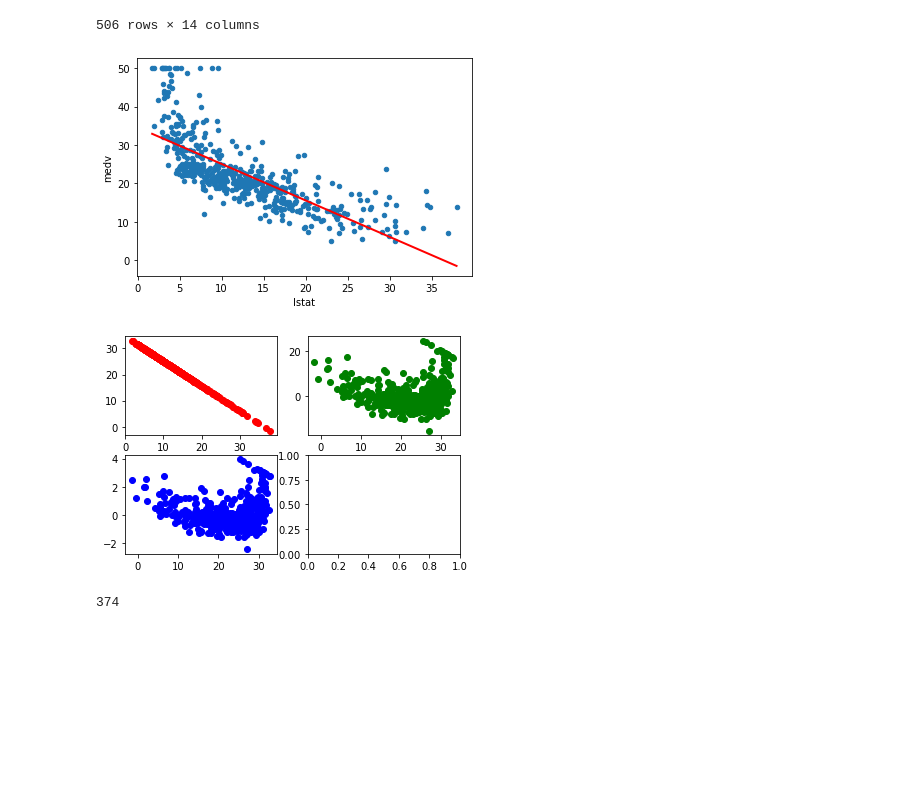
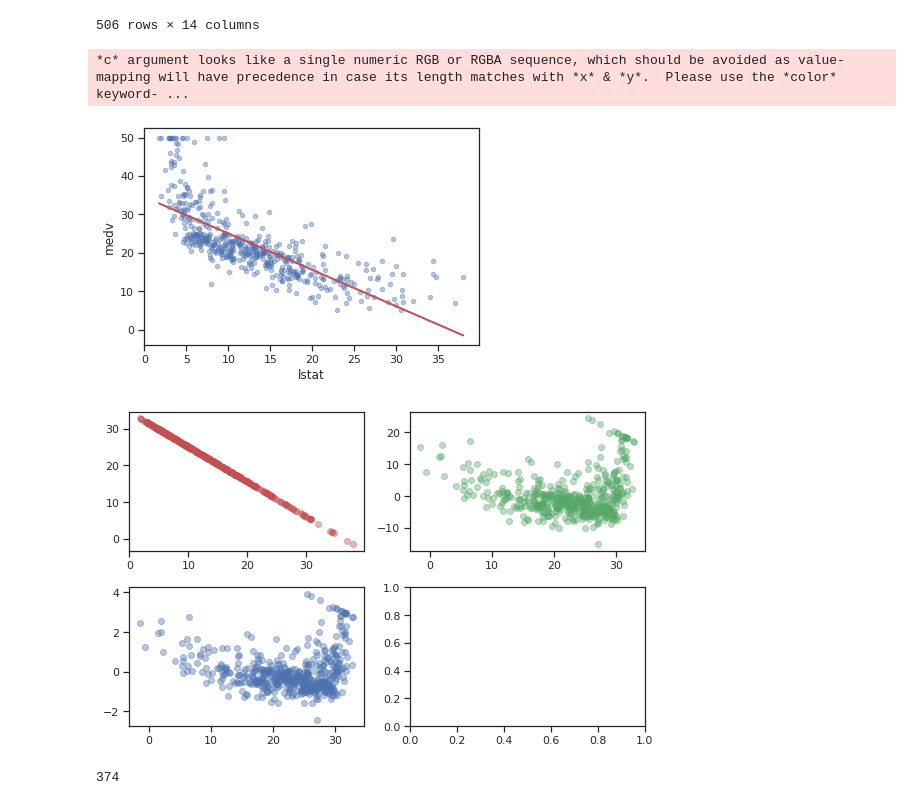
Before and after one commit to tvanzyl/ISL2_Python, a Jupyter notebook: Chapter_3_sec_6.1_6.7.ipynb, the cells around one changed output. Cells and saved outputs as stored; diff of their text form; code cells hidden in the pictures; blank space fills up the shorter version.

```diff
--- a/Chapter_3_sec_6.1_6.7.ipynb
+++ b/Chapter_3_sec_6.1_6.7.ipynb
@@ -20,6 +20,10 @@ from statsmodels.stats.outliers_influence import variance_inflation_factor
 from statsmodels.graphics.regressionplots import *
 from sklearn import datasets, linear_model
 from patsy import dmatrices
+
+import seaborn as sns
+sns.set_theme()
+sns.set_style("ticks")
 # %%
 # since in Python, there is no default MASS module and Boston dataset, I will read in the Boston dataset from CSV. The data is in the ./data folder.
 Boston = pd.read_csv('https://raw.githubusercontent.com/tvanzyl/Sharing_ISL_python/master/data/Boston.csv', header=0)
@@ -141,19 +135,21 @@ Boston
 # plot the fitted line, we only take two extreme points to make the plot
 X_new = pd.DataFrame({'lstat': [Boston.lstat.min(), Boston.lstat.max()]})
 preds = lm.predict(X_new)
-Boston.plot(kind='scatter', x='lstat', y='medv')
-plt.plot(X_new.values, preds.values, c='red', linewidth=2)
+Boston.plot(kind='scatter', x='lstat', y='medv', alpha=0.4)
+plt.plot(X_new.values, preds.values, c='r', linewidth=2)
 plt.show()
 # %% [output]
+*c* argument looks like a single numeric RGB or RGBA sequence, which should be avoided as value-mapping will have precedence in case its length matches with *x* & *y*.  Please use the *color* keyword- ...
-[figure, old version]
+[figure, new version]
 # %%
-fig, ((ax1, ax2), (ax3, ax4))= plt.subplots(2, 2)
-ax1.plot(Boston.lstat, lm.predict(),'ro')
-ax2.plot(lm.predict(), lm.resid, 'go')
-ax3.plot(lm.predict(), lm.resid_pearson, 'bo')
+fig, ((ax1, ax2), (ax3, ax4))= plt.subplots(2, 2, figsize=(8,5))
+ax1.plot(Boston.lstat, lm.predict(),'ro', alpha=0.4)
+ax2.plot(lm.predict(), lm.resid, 'go', alpha=0.4)
+ax3.plot(lm.predict(), lm.resid_pearson, 'bo', alpha=0.4)
+plt.tight_layout()
 plt.show()
 # %% [output]
-[figure, old version]
+[figure, new version]
 # %%
 # the statistics of the linear regression mostly stored in lm.get_influence(), for example, the cookdistances, leverage.
 dir(lm.get_influence())
```
Also changed, not shown: parts of 20 cells of this notebook, 7 other files.
